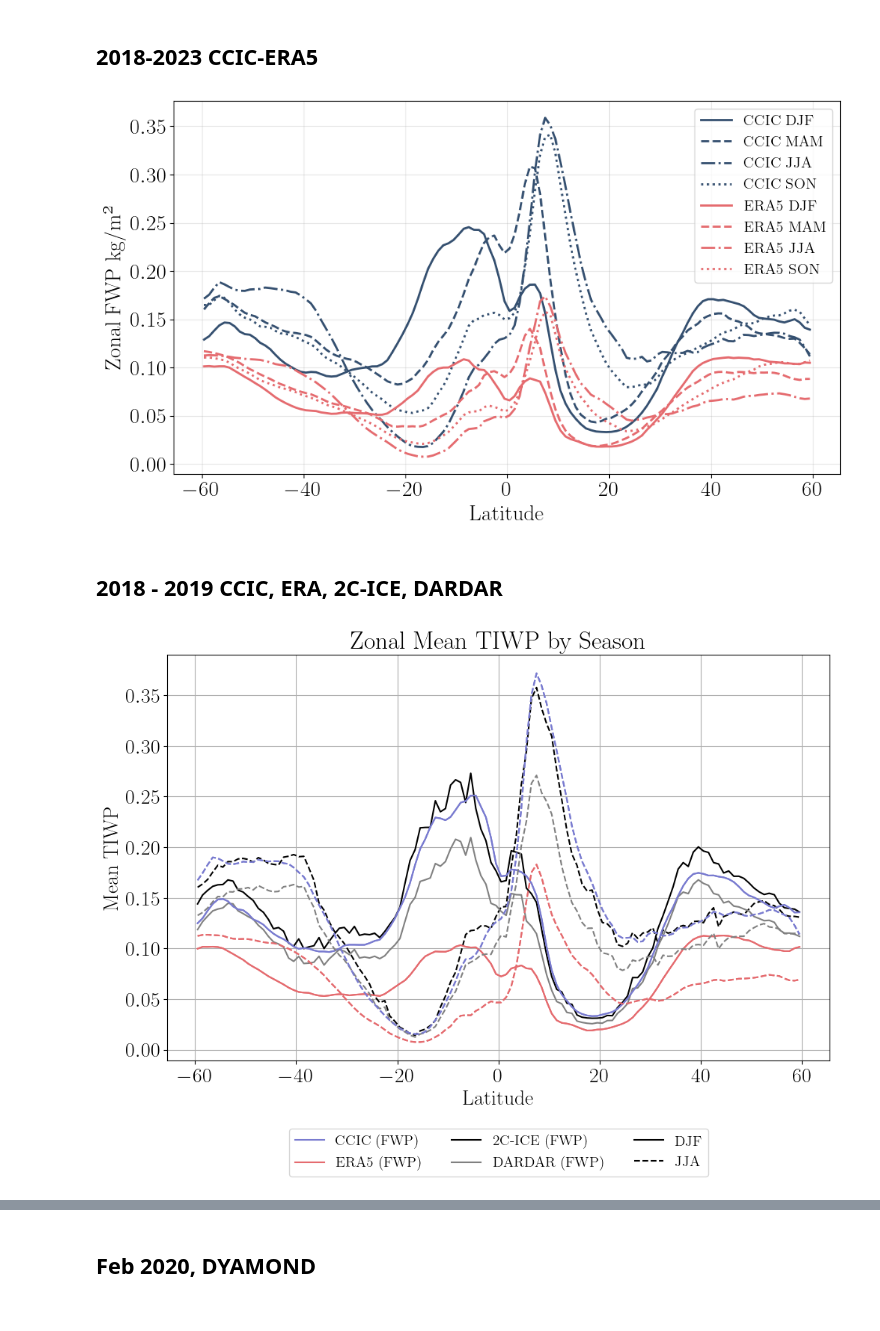
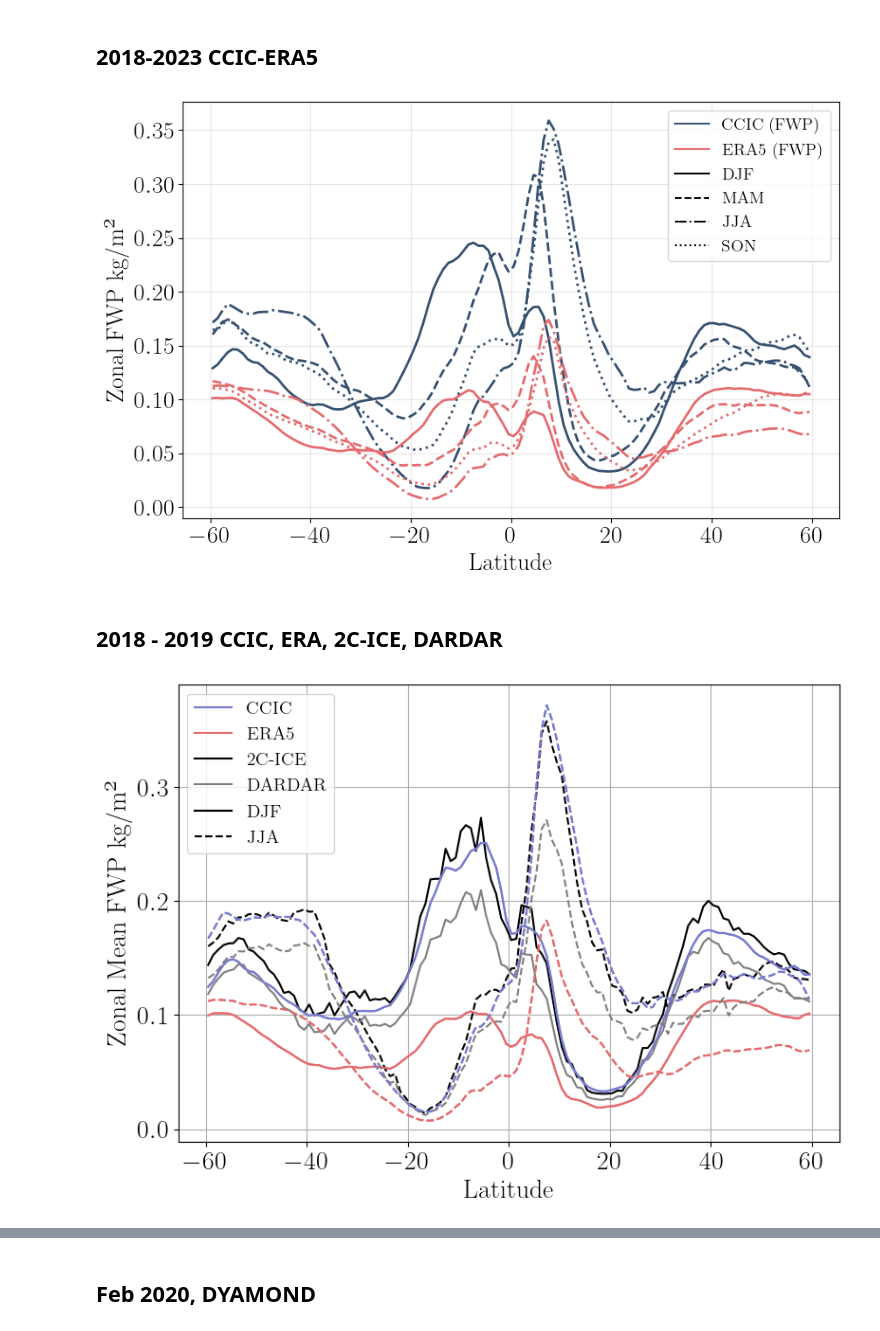
Before and after one commit to lekolara/diurnal_cycles, a Jupyter notebook: notebooks/zonal_means.ipynb, the cells around one changed output, grey strips where cells are left out. Cells and saved outputs as stored; diff of their text form; code cells hidden in the pictures.

```diff
--- a/notebooks/zonal_means.ipynb
+++ b/notebooks/zonal_means.ipynb
@@ -73,37 +73,49 @@ seasonal_zonal_mean_era5 = seasonal_zonal_mean(ERA5, 'tiwp')
 ccic_color = '#355070'
 era5_color = '#e56b6fff'
 
 seasons = {
         "DJF": [12, 1, 2],
         "MAM": [3, 4, 5],
         "JJA": [6, 7, 8],
         "SON": [9, 10, 11]
     }
 
 colors = {
         "CCIC": ccic_color,
         "ERA5": era5_color
     }
 
 season_linestyles = ['-', '--', '-.', ':']
 season_names = ['DJF', 'MAM', 'JJA', 'SON']
 
-plt.figure(figsize=(10, 6))
+plt.figure(figsize=(9, 6))
 
 for dataset, label in zip([seasonal_zonal_mean_ccic, seasonal_zonal_mean_era5], ["CCIC", "ERA5"]):
     for season in seasons.keys():
         da_season = dataset.sel(season=season)
-        plt.plot(da_season['lat'], da_season, label=f"{label} {season}", color=colors[label], linestyle=season_linestyles[season_names.index(season)], linewidth=2)
+        plt.plot(da_season['lat'], da_season, color=colors[label], linestyle=season_linestyles[season_names.index(season)], linewidth=2)
+
+import matplotlib.lines as mlines
+dataset_handles = [
+    mlines.Line2D([], [], color = ccic_color, label='CCIC (FWP)'),
+    mlines.Line2D([], [], color = era5_color, label='ERA5 (FWP)')
+]
+season_handles = [
+    mlines.Line2D([], [], color='black', linestyle=season_linestyles[i], label=season_names[i])
+    for i in range(4)
+ ]
+
+plt.legend(dataset_handles + season_handles, [h.get_label() for h in dataset_handles + season_handles],
+           loc='upper right', ncol=1, frameon=True)
 
 plt.xlabel("Latitude")
 plt.ylabel("Zonal FWP kg/m²")
 #plt.title("Seasonal Zonal Mean Precipitation 2018-2023: IMERG vs ERA5")
-plt.legend()
 plt.grid(True, alpha=0.3)
 plt.savefig('../pdf/zonal_mean_FWP_ERA5.pdf', bbox_inches='tight')
 plt.tight_layout()
 # %% [output]
-[figure, old version]
+[figure, new version]
 # %% [markdown]
 ## 2018 - 2019 CCIC, ERA, 2C-ICE, DARDAR
 # %%
@@ -143,7 +155,7 @@ era5_color = '#e56b6fff'
 ice_color = 'black'
 dardar_color = 'grey'
 colors = [ice_color, dardar_color]
-plt.figure(figsize=(10, 8))
+plt.figure(figsize=(8, 6))
 for i,var in enumerate(vars):
     data = ds_seasons_zonal[var]
     if var == 'tiwp_monthly_dardar':
@@ -155,10 +167,10 @@ for i,var in enumerate(vars):
 
 import matplotlib.lines as mlines
 dataset_handles = [
-    mlines.Line2D([], [], color = ccic_color, label='CCIC (FWP)'),
-    mlines.Line2D([], [], color = era5_color, label='ERA5 (FWP)'),
-    mlines.Line2D([], [], color = ice_color, label='2C-ICE (FWP)'),
-    mlines.Line2D([], [], color = dardar_color, label='DARDAR (FWP)'),
+    mlines.Line2D([], [], color = ccic_color, label='CCIC'),
+    mlines.Line2D([], [], color = era5_color, label='ERA5'),
+    mlines.Line2D([], [], color = ice_color, label='2C-ICE'),
+    mlines.Line2D([], [], color = dardar_color, label='DARDAR'),
 
 ]
 season_handles = [
@@ -167,17 +179,17 @@ season_handles = [
  ]
 
 plt.legend(dataset_handles + season_handles, [h.get_label() for h in dataset_handles + season_handles],
-           loc='upper center', bbox_to_anchor=(0.5, -0.15), ncol=3, frameon=True)
+           loc='upper left', ncol=1, frameon=True)
 
 plt.tight_layout(rect=[0, 0, 1, 0.96])
 plt.xlabel('Latitude')
-plt.ylabel('Mean TIWP')
-plt.title('Zonal Mean TIWP by Season')
+plt.ylabel('Zonal Mean FWP kg/m²')
+#plt.title('Zonal Mean FWP by Season')
 plt.grid()
-plt.savefig('../pdf/zonal_mean_TIWP_CLOUDSAT.pdf', bbox_inches='tight')
+plt.savefig('../pdf/zonal_mean_FWP_CLOUDSAT.pdf', bbox_inches='tight')
 plt.show()
 # %% [output]
-[figure, old version]
+[figure, new version]
 # %%
 ccic_color = '#797bd0'
 era5_color = '#e56b6fff'
```
Also changed, not shown: parts of 7 cells of this notebook, 22 other files.
